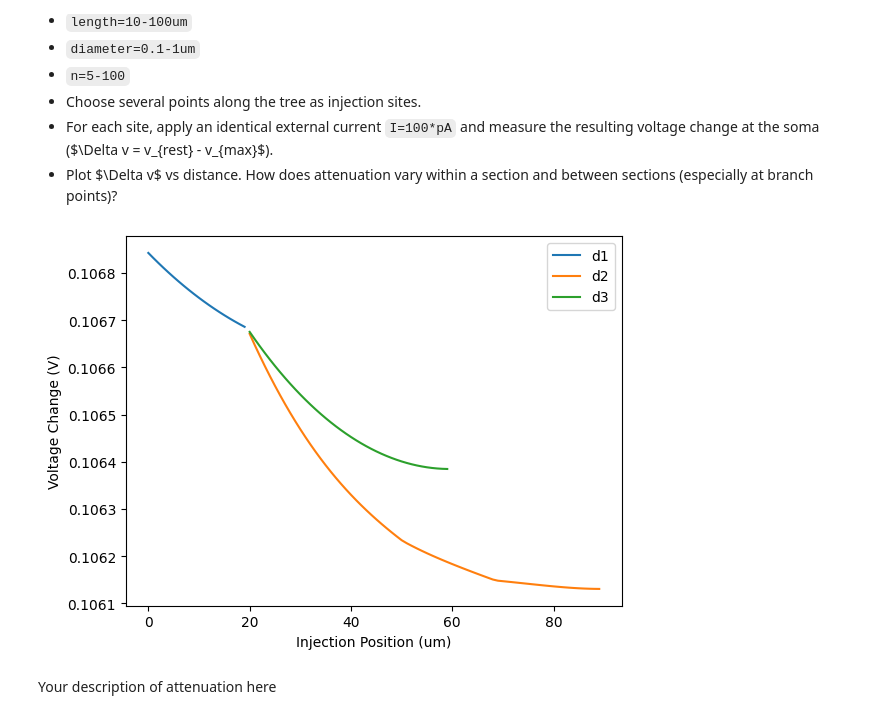
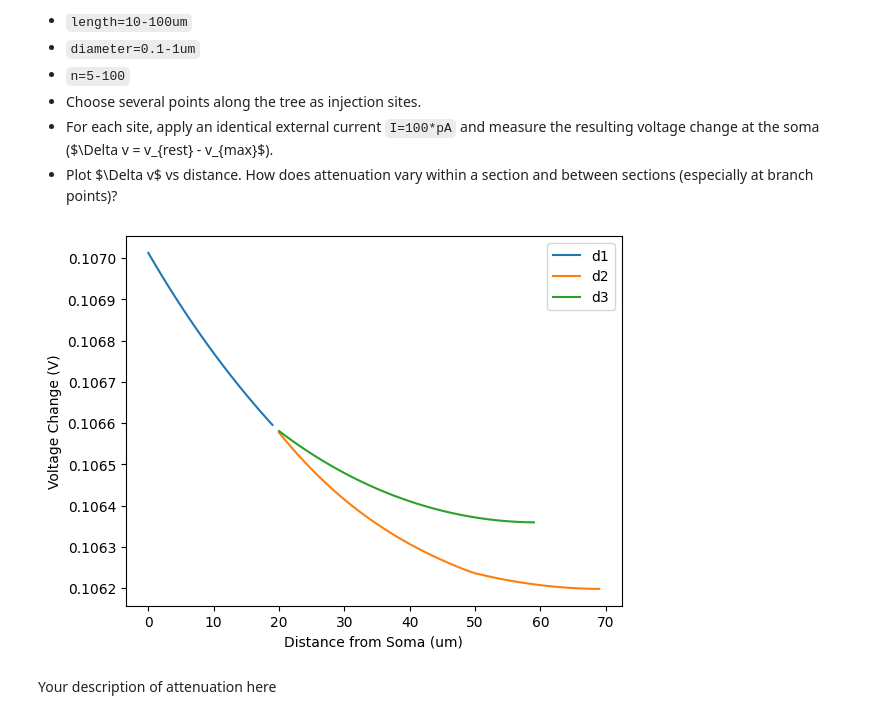
Before and after one commit to draymond63/syde-552, a Jupyter notebook: assignment1.ipynb, the cells around one changed output. Cells and saved outputs as stored; diff of their text form; code cells hidden in the pictures.

Commit message:
Fixed 3.4 diameters

```diff
--- a/assignment1.ipynb
+++ b/assignment1.ipynb
@@ -613,11 +615,11 @@ plt.show()
 - Plot $\Delta v$ vs distance. How does attenuation vary within a section and between sections (especially at branch points)?
 # %%
 # your solution here
-soma = Soma(diameter=0.75*um)
+soma = Soma(diameter=5*um)
 d1_incr = 20
-d2_incr = 70
+d2_incr = 50
 d3_incr = 40
-soma.d1 = Cylinder(length=d1_incr*um, diameter=2*um, n=d1_incr)
+soma.d1 = Cylinder(length=d1_incr*um, diameter=1*um, n=d1_incr)
 soma.d1.d2 = Cylinder(length=d2_incr*um, diameter=0.5*um, n=d2_incr)
 soma.d1.d3 = Cylinder(length=d3_incr*um, diameter=1*um, n=d3_incr)
 
@@ -631,46 +633,46 @@ neuron.n = 0.3
 defaultclock.dt = 0.01*ms
 net.store()
 
-def soma_v_change(injection_site, position):
+def soma_v_change(injection_site, position, in_v=100*pA):
     net.restore()
     net.run(20*ms)
     v_rest = mon.v[0][-1]
     if injection_site == 'soma':
-        neuron.soma.I[position] = 100*pA
+        neuron.soma.I[position] = in_v
     elif injection_site == 'd1':
-        neuron.d1.I[position] = 100*pA
+        neuron.d1.I[position] = in_v
     elif injection_site == 'd1.d2':
-        neuron.d1.d2.I[position] = 100*pA
+        neuron.d1.d2.I[position] = in_v
     elif injection_site == 'd1.d3':
-        neuron.d1.d3.I[position] = 100*pA
+        neuron.d1.d3.I[position] = in_v
     net.run(20*ms)
     v_max = max(mon.v[0])
     return v_max - v_rest
 
 
 injection_sites = {
     'd1': np.arange(d1_incr),
     'd1.d2': np.arange(d2_incr),
     'd1.d3': np.arange(d3_incr),
 }
 
 v_deltas = {}
 for injection_site, positions in injection_sites.items():
     v_deltas[injection_site] = []
     for position in tqdm(positions):
         v_deltas[injection_site].append(soma_v_change(injection_site, position))
 
 d2_dist = injection_sites['d1.d2'] + d1_incr
 d3_dist = injection_sites['d1.d3'] + d1_incr
 
 fig, ax = plt.subplots()
 ax.plot(injection_sites['d1'], v_deltas['d1'], label='d1')
 ax.plot(d2_dist, v_deltas['d1.d2'], label='d2')
 ax.plot(d3_dist, v_deltas['d1.d3'], label='d3')
-ax.set(xlabel='Injection Position (um)', ylabel='Voltage Change (V)')
+ax.set(xlabel='Distance from Soma (um)', ylabel='Voltage Change (V)')
 ax.legend()
 plt.show()
 # %% [output]
-[figure, old version]
+[figure, new version]
 # %% [markdown]
 Your description of attenuation here
```
Also changed, not shown: parts of 1 cell of this notebook.
